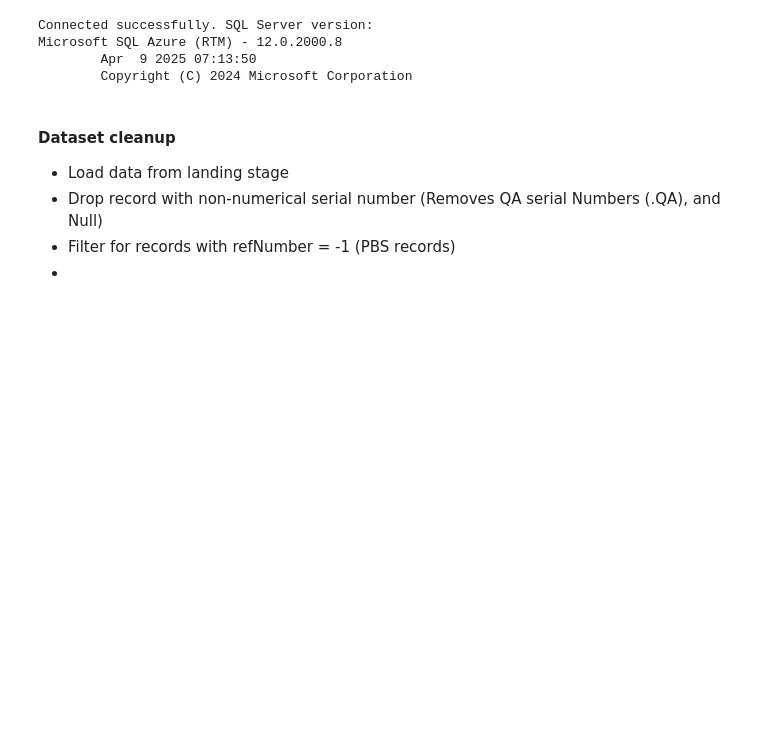
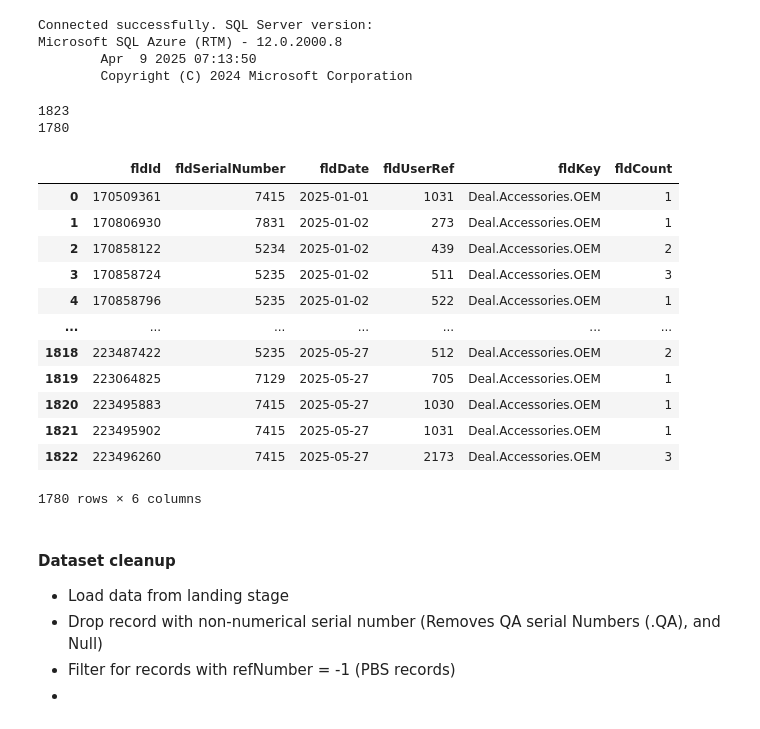
Before and after one commit to MeliPax/dashboards_dev_space, a Jupyter notebook: scripts/playground.ipynb, the cells around one changed output. Saved outputs shown, nothing was run; the diff lists cells and outputs as text; code cells hidden in the pictures; blank space fills up the shorter version.

```diff
--- a/scripts/playground.ipynb
+++ b/scripts/playground.ipynb
@@ -193,6 +215,27 @@ Microsoft SQL Azure (RTM) - 12.0.2000.8
 
 query = "SELECT * FROM dbo.tblActivityLog WHERE fldKey = 'Deal.Accessories.OEM'"
 tbl_OEMAcc_activityLog = pd.read_sql(query, tbl_statsAnget_Engine)
+# %%
+
+tbl_OEMAcc_activityLog = tbl_OEMAcc_activityLog[tbl_OEMAcc_activityLog['fldUserRef'] != -1]
+
+tbl_OEMAcc_activityLog
+# %% [output]
+1823
+1780
+|  | fldId | fldSerialNumber | fldDate | fldUserRef | fldKey | fldCount |
+| 0 | 170509361 | 7415 | 2025-01-01 | 1031 | Deal.Accessories.OEM | 1 |
+| 1 | 170806930 | 7831 | 2025-01-02 | 273 | Deal.Accessories.OEM | 1 |
+| 2 | 170858122 | 5234 | 2025-01-02 | 439 | Deal.Accessories.OEM | 2 |
+| 3 | 170858724 | 5235 | 2025-01-02 | 511 | Deal.Accessories.OEM | 3 |
+| 4 | 170858796 | 5235 | 2025-01-02 | 522 | Deal.Accessories.OEM | 1 |
+| ... | ... | ... | ... | ... | ... | ... |
+| 1818 | 223487422 | 5235 | 2025-05-27 | 512 | Deal.Accessories.OEM | 2 |
+| 1819 | 223064825 | 7129 | 2025-05-27 | 705 | Deal.Accessories.OEM | 1 |
+| 1820 | 223495883 | 7415 | 2025-05-27 | 1030 | Deal.Accessories.OEM | 1 |
+| 1821 | 223495902 | 7415 | 2025-05-27 | 1031 | Deal.Accessories.OEM | 1 |
+| 1822 | 223496260 | 7415 | 2025-05-27 | 2173 | Deal.Accessories.OEM | 3 |
+1780 rows × 6 columns
 # %%
 save_df_to_csv(tbl_OEMAcc_activityLog, stats_report_dat_repo, "\\OEMAcc_ActivityLog")
 # %% [markdown]
```
Also changed, not shown: parts of 8 cells of this notebook, 5 other files.
